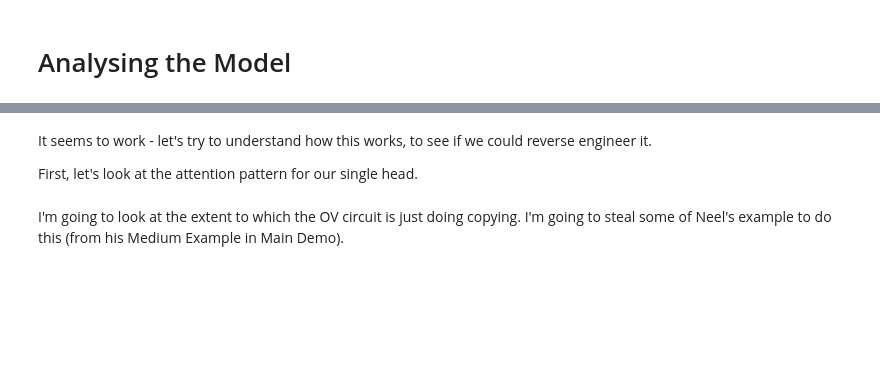
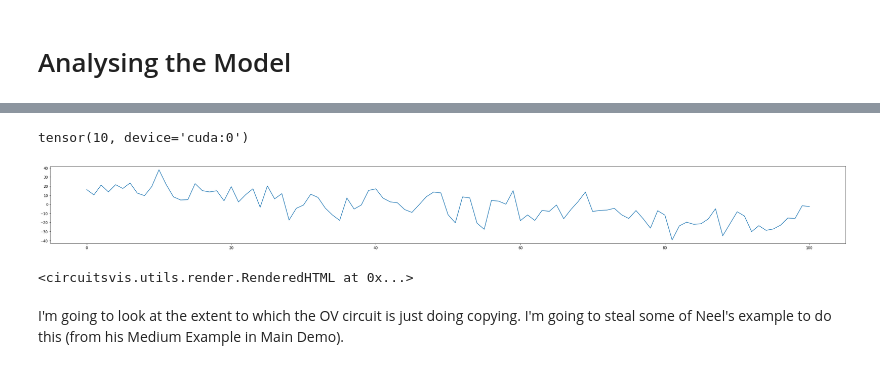
Before and after one commit to ojorgensen/min-list, a Jupyter notebook: current_List_min.ipynb, the cells around one changed output, grey strips where cells are left out. Cells and saved outputs as stored; diff of their text form; code cells hidden in the pictures; blank space fills up the shorter version.

```diff
--- a/current_List_min.ipynb
+++ b/current_List_min.ipynb
@@ -314,6 +289,2 @@ torch.argmax(tiny_model(torch.tensor([50, 47, 5]))[0][-1])
 # %%
-ex_logits, ex_cache = tiny_model.run_with_cache(torch.tensor([50, 47, 5]), remove_batch_dim = True)
+ex_logits, ex_cache = model.run_with_cache(torch.tensor([50, 47, 5]), remove_batch_dim = True)
-# %% [markdown]
-It seems to work - let's try to understand how this works, to see if we could reverse engineer it.
-
-First, let's look at the attention pattern for our single head.
@@ -331,4 +291,8 @@ def plot_logits(model, input):
 # %%
-torch.argmax(tiny_model(torch.tensor([12,11,10]))[0][-1])
+torch.argmax(model(torch.tensor([12,11,10]))[0][-1])
+# %% [output]
+tensor(10, device='cuda:0')
 # %%
-plot_logits(tiny_model, [12,11,10])
+plot_logits(model, [12,11,10])
+# %% [output]
+[figure, added]
@@ -345,4 +299,6 @@ def generate_attn_pattern(model, input):
 # %%
-generate_attn_pattern(tiny_model, [20,35,50])
+generate_attn_pattern(model, [20,35,50])
+# %% [output]
+<circuitsvis.utils.render.RenderedHTML at 0x...>
 # %% [markdown]
 I'm going to look at the extent to which the OV circuit is just doing copying. I'm going to steal some of Neel's example to do this (from his Medium Example in Main Demo).
```
Also changed, not shown: parts of 41 cells of this notebook.
